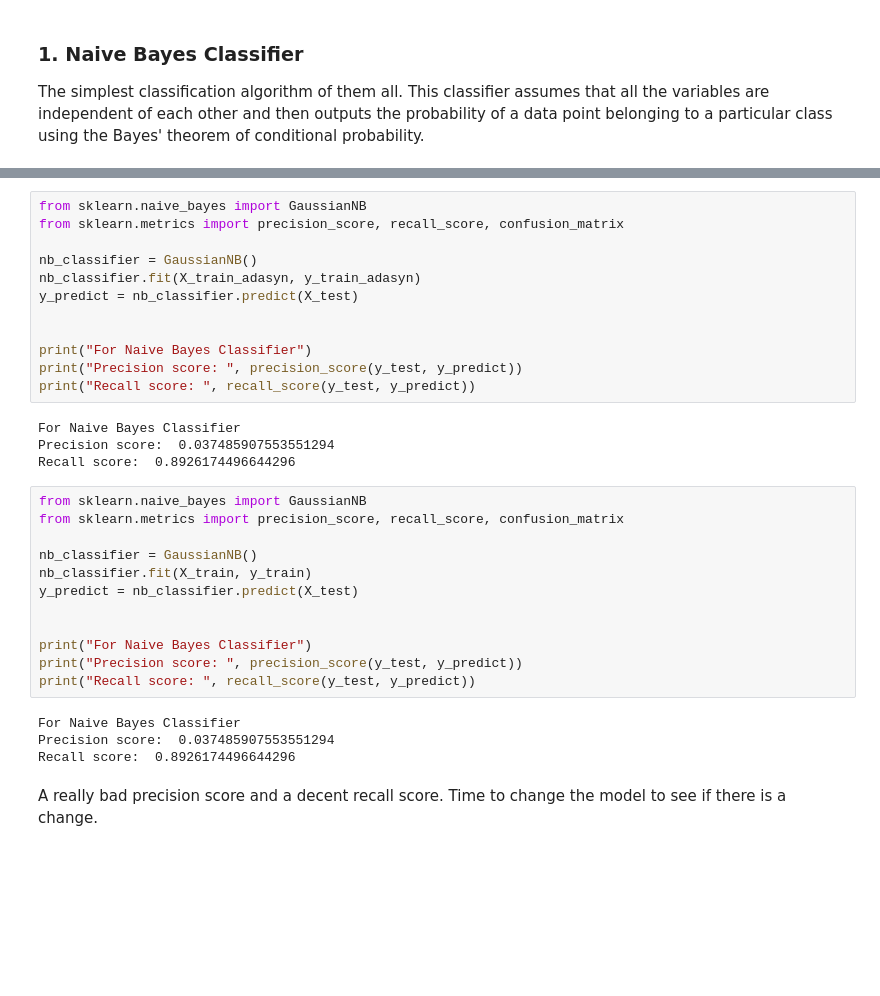
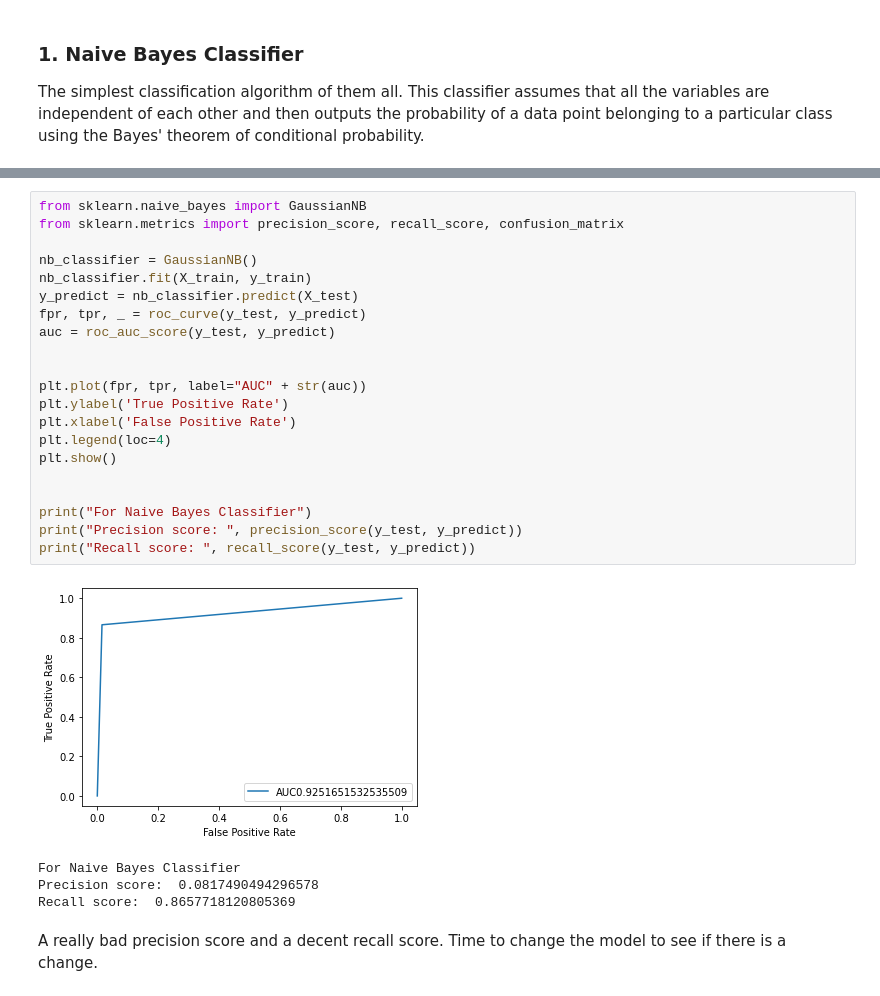
Before and after one commit to sivadhulipala1999/credit-card-fraud-detection, a Jupyter notebook: model/model_analysis.ipynb, the cells around one changed output, grey strips where cells are left out. Drawn from its saved outputs; the diff is of its cells as text; blank space fills up the shorter version.

```diff
--- a/model/model_analysis.ipynb
+++ b/model/model_analysis.ipynb
@@ -39,35 +76,29 @@ Recall score:  0.8791946308724832
 # %%
 from sklearn.naive_bayes import GaussianNB
 from sklearn.metrics import precision_score, recall_score, confusion_matrix
 
 nb_classifier = GaussianNB()
-nb_classifier.fit(X_train_adasyn, y_train_adasyn)
+nb_classifier.fit(X_train, y_train)
 y_predict = nb_classifier.predict(X_test)
+fpr, tpr, _ = roc_curve(y_test, y_predict)
+auc = roc_auc_score(y_test, y_predict)
+
+
+plt.plot(fpr, tpr, label="AUC" + str(auc))
+plt.ylabel('True Positive Rate')
+plt.xlabel('False Positive Rate')
+plt.legend(loc=4)
+plt.show()
 
 
 print("For Naive Bayes Classifier")
 print("Precision score: ", precision_score(y_test, y_predict))
 print("Recall score: ", recall_score(y_test, y_predict))
 # %% [output]
+[figure, added]
 For Naive Bayes Classifier
-Precision score:  0.037485907553551294
-Recall score:  0.8926174496644296
+Precision score:  0.0817490494296578
+Recall score:  0.8657718120805369
-# %%
-from sklearn.naive_bayes import GaussianNB
-from sklearn.metrics import precision_score, recall_score, confusion_matrix
-
-nb_classifier = GaussianNB()
-nb_classifier.fit(X_train, y_train)
-y_predict = nb_classifier.predict(X_test)
-
-
-print("For Naive Bayes Classifier")
-print("Precision score: ", precision_score(y_test, y_predict))
-print("Recall score: ", recall_score(y_test, y_predict))
-# %% [output]
-For Naive Bayes Classifier
-Precision score:  0.037485907553551294
-Recall score:  0.8926174496644296
 # %% [markdown]
 A really bad precision score and a decent recall score. Time to change the model to see if there is a change.
 # %% [markdown]
```
Also changed, not shown: parts of 8 cells of this notebook.
